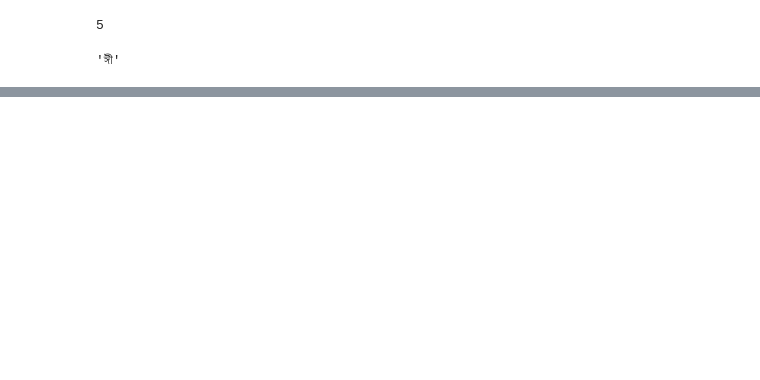
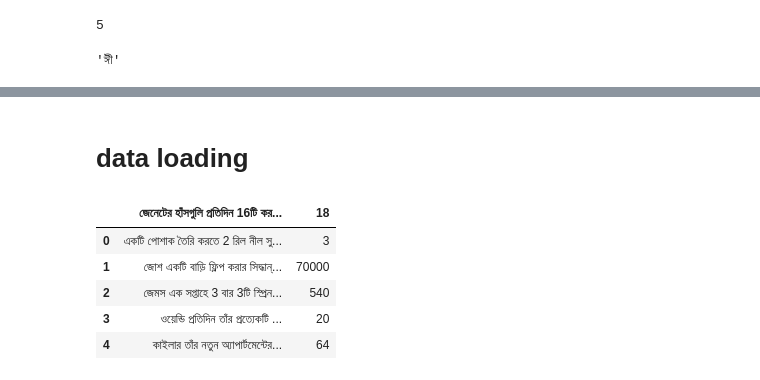
Before and after one commit to sadhiin/Attention-Is-All-You-Need, a Jupyter notebook: 07-sentence-tokenization.ipynb, the cells around one changed output, grey strips where cells are left out. Drawn from its saved outputs; the diff is of its cells as text; code cells hidden in the pictures; blank space fills up the shorter version.

Commit message:
tokenizing the data

```diff
--- a/07-sentence-tokenization.ipynb
+++ b/07-sentence-tokenization.ipynb
@@ -62 +53,3 @@ bangla_to_index
+# %% [markdown]
+# data loading
 # %%
@@ -66,0 +59,12 @@ import pandas as pd
+# %%
+bn_data = pd.read_csv(bn_url, encoding='utf-8', sep='\t')
+en_data = pd.read_csv(en_url, encoding='utf-8', sep='\t')
+# %%
+bn_data.head()
+# %% [output]
+|  | জেনেটের হাঁসগুলি প্রতিদিন 16টি কর... | 18 |
+| 0 | একটি পোশাক তৈরি করতে 2 রিল নীল সু... | 3 |
+| 1 | জোশ একটি বাড়ি ফ্লিপ করার সিদ্ধান্... | 70000 |
+| 2 | জেমস এক সপ্তাহে 3 বার 3টি স্প্রিন... | 540 |
+| 3 | ওয়েন্ডি প্রতিদিন তাঁর প্রত্যেকটি ... | 20 |
+| 4 | কাইলার তাঁর নতুন অ্যাপার্টমেন্টের... | 64 |
```
Also changed, not shown: parts of 36 cells of this notebook.
